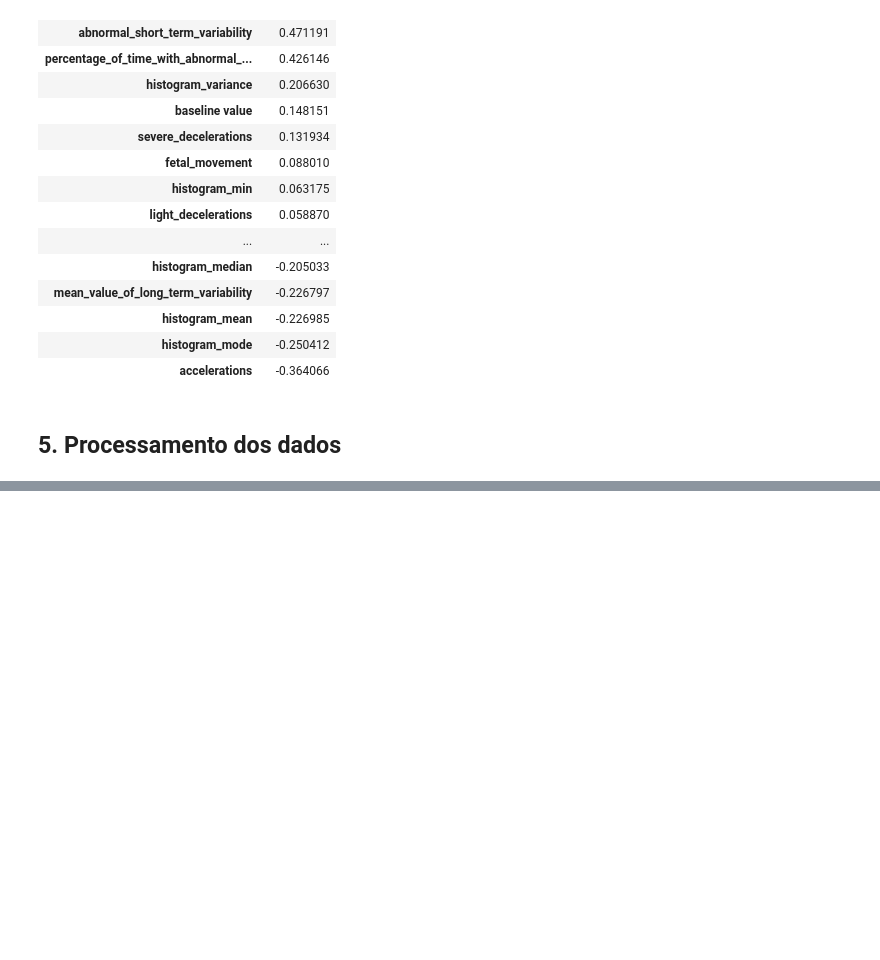
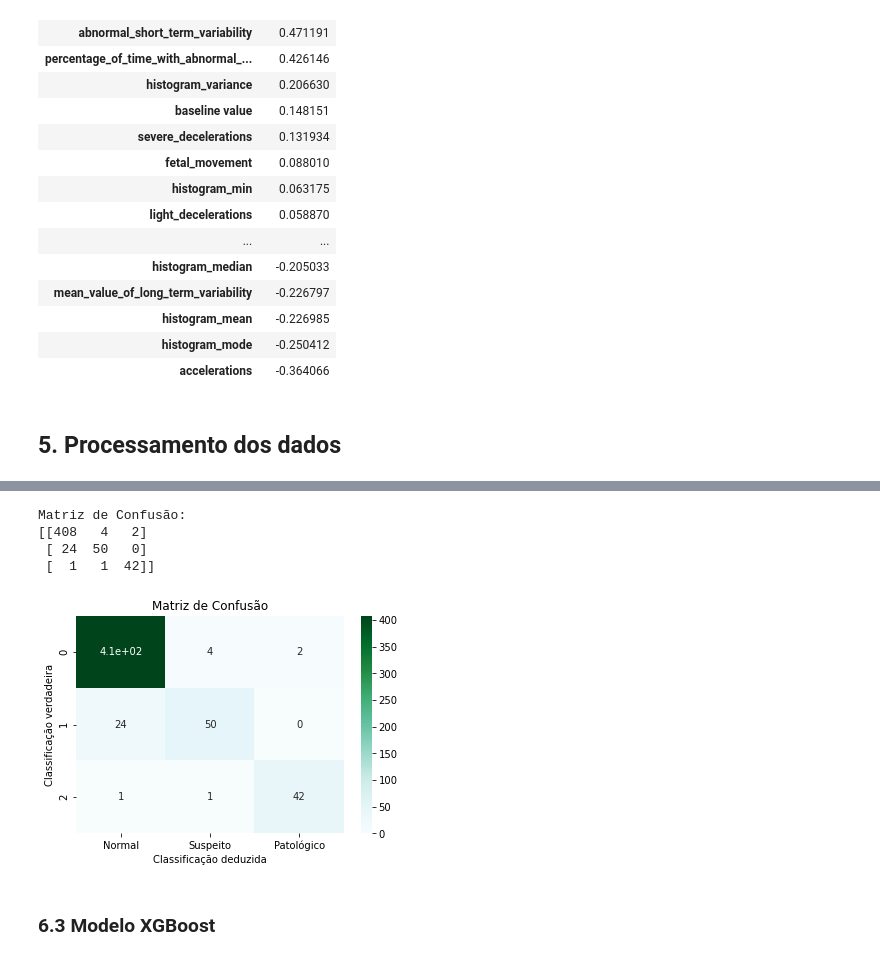
Before and after one commit to Codigos-de-Guerra/Selecao_LAIS, a Jupyter notebook: InteligenciaArtifical_LAIS_UFRN.ipynb, the cells around one changed output, grey strips where cells are left out. Saved outputs shown, nothing was run; the diff lists cells and outputs as text; code cells hidden in the pictures; blank space fills up the shorter version.

Commit message:
XGB e RandomForest totalmente adicionados

```diff
--- a/InteligenciaArtifical_LAIS_UFRN.ipynb
+++ b/InteligenciaArtifical_LAIS_UFRN.ipynb
@@ -240,0 +429,12 @@ numeric_corr.style.background_gradient()
+# %%
+# Realizamos a descoberta dos melhores parâmetros para RF.
+
+GridSearchCV_RF = GridSearchCV(estimator=RandomForestClassifier(),
+                                param_grid=params_RF,
+                                cv=cv_method, verbose=1,
+                                n_jobs=3, scoring="accuracy",
+                                return_train_score=True
+                                )
+
+# E a aplicamos.
+GridSearchCV_RF.fit(X_train, y_train);
@@ -240,0 +453,9 @@ numeric_corr.style.background_gradient()
+# %%
+# A função importada depois de utilizada nos providencia o construtor do modelo com seus
+# melhores parâmetros já aplicados. Caso ele não chame o melhor parâmetro explicitamente,
+# é porque ele é valor padrão.
+
+best_RF = GridSearchCV_RF.best_estimator_
+print(best_RF)
+print(type(best_RF))
+print(type(RandomForestClassifier()))
@@ -240,0 +466,5 @@ numeric_corr.style.background_gradient()
+# %%
+# Baseandos-nos na resposta obtida, aplicamos os melhores parâmetros encontrados.
+random_forest = best_RF # construtor com parâmetros aplicados
+random_forest.fit(X_train, y_train)
+round(random_forest.score(X_test, y_test), 3)
@@ -240,0 +473,4 @@ numeric_corr.style.background_gradient()
+# %%
+predict_RF = random_forest.predict(X_test)
+print("Resultado da Classificação")
+print(classification_report(y_test, predict_RF))
@@ -240,0 +488,21 @@ numeric_corr.style.background_gradient()
+# %%
+print("Matriz de Confusão:")
+print(confusion_matrix(y_test, predict_RF))
+# %% [output]
+Matriz de Confusão:
+[[408   4   2]
+ [ 24  50   0]
+ [  1   1  42]]
+# %%
+ax = plt.subplot()
+sns.heatmap(confusion_matrix(y_test, predict_RF), annot=True, ax = ax, cmap = "BuGn");
+
+# labels, title and ticks
+ax.set_xlabel("Classificação deduzida");
+ax.set_ylabel("Classificação verdadeira");
+ax.set_title("Matriz de Confusão");
+ax.xaxis.set_ticklabels(["Normal", "Suspeito", "Patológico"]);
+# %% [output]
+[figure, added]
+# %% [markdown]
+### 6.3 Modelo XGBoost
```
Also changed, not shown: parts of 40 cells of this notebook.
